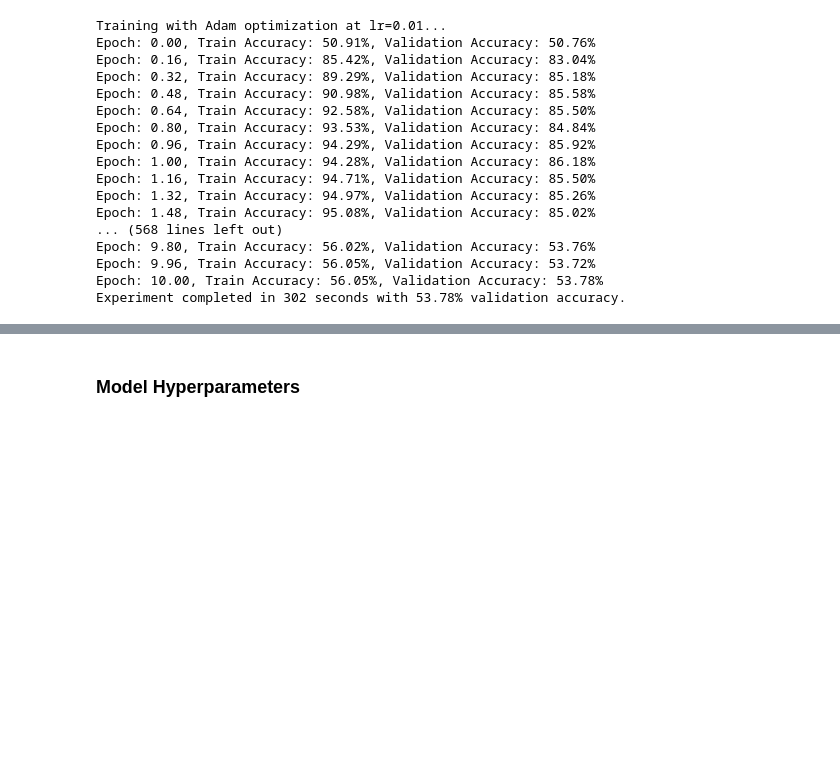
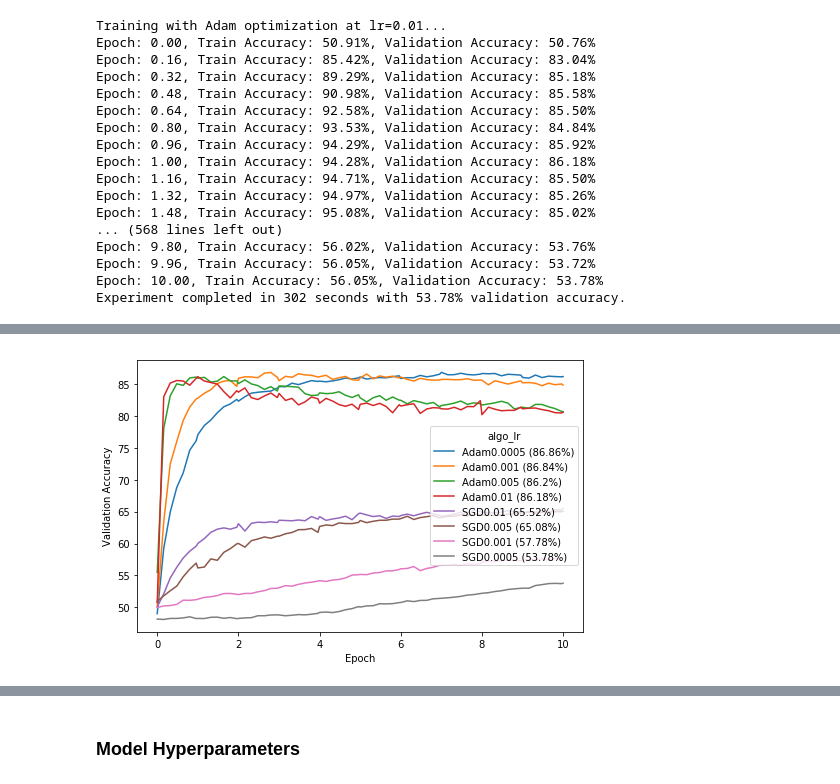
Before and after one commit to nyjgary/nlp-sentiment-analysis, a Jupyter notebook: nlp-sentiment-analysis.ipynb, the cells around one changed output, grey strips where cells are left out. Cells and saved outputs as stored; diff of their text form; code cells hidden in the pictures; blank space fills up the shorter version.

```diff
--- a/nlp-sentiment-analysis.ipynb
+++ b/nlp-sentiment-analysis.ipynb
@@ -800 +738,7 @@ optim_experiments
+# %%
+# Adam trains much faster than SGD
+optim_experiments['algo_lr'] = optim_experiments['optim_algo'] + optim_experiments['learning_rate'].astype(str)
+plot_multiple_learning_curves(optim_experiments, 'algo_lr', legend_loc='right')
+# %% [output]
+[figure, added]
 # %%
```
Also changed, not shown: parts of 20 cells of this notebook.
